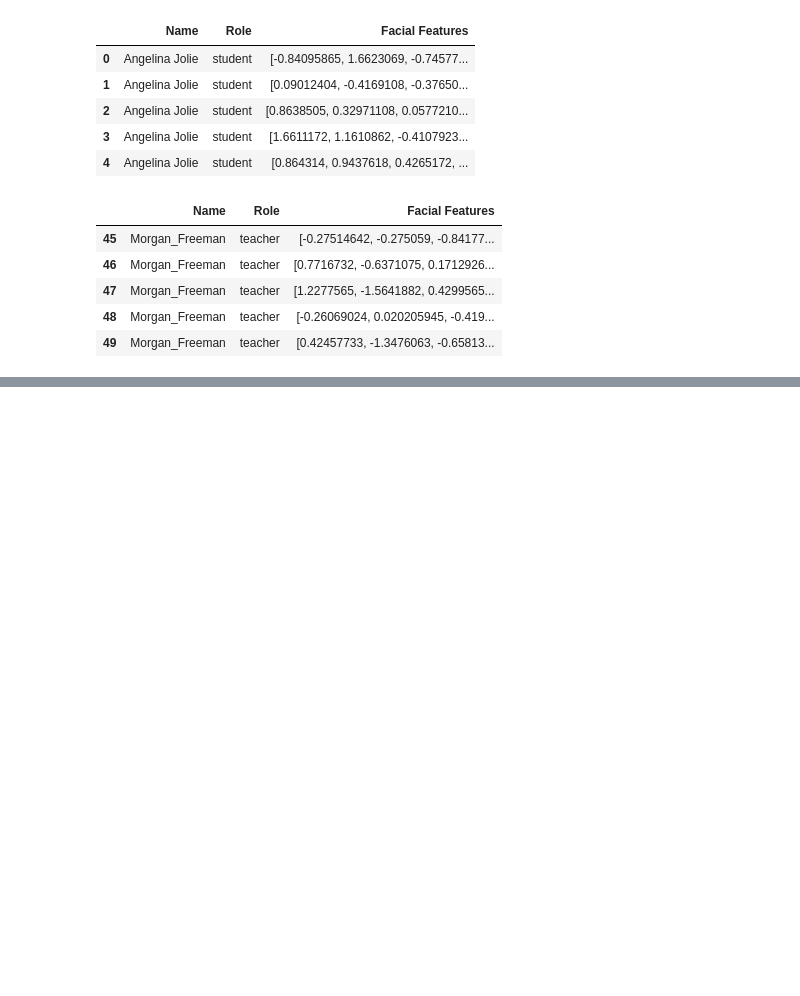
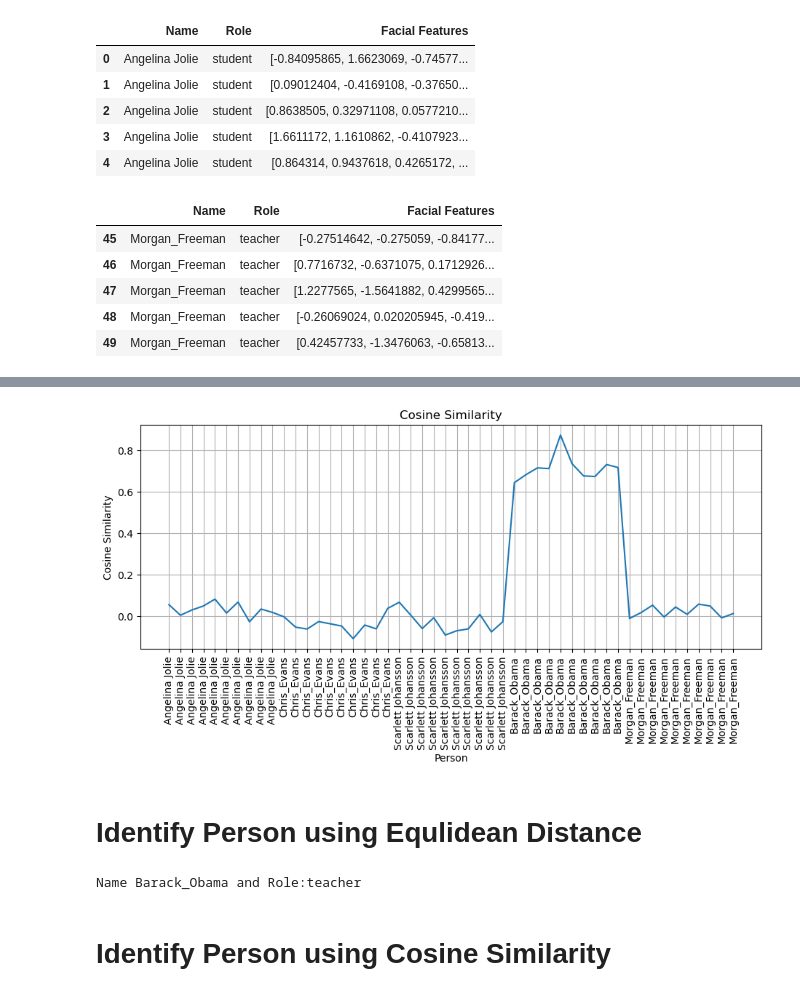
Before and after one commit to sbibek51/AIML-Lab-G5-Real-Time-Face-Detection-Attandence-System-, a Jupyter notebook: face_attendance/Face_recognition.ipynb, the cells around one changed output, grey strips where cells are left out. Drawn from its saved outputs; the diff is of its cells as text; code cells hidden in the pictures; blank space fills up the shorter version.

```diff
--- a/face_attendance/Face_recognition.ipynb
+++ b/face_attendance/Face_recognition.ipynb
@@ -63,0 +141,13 @@ df.tail(5)
+# %%
+plt.figure(figsize=(11,4))
+plt.plot(df_extended['cosine'])
+plt.xlabel('Person')
+plt.ylabel('Cosine Similarity')
+plt.xticks(ticks=list(range(len(df_extended['cosine']))),labels=df_extended['Name'], rotation=90)
+plt.grid()
+plt.title('Cosine Similarity')
+plt.show()
+# %% [output]
+[figure, added]
+# %% [markdown]
+# Identify Person using Equlidean Distance
@@ -63,0 +156,19 @@ df.tail(5)
+# %%
+# print data whose equlidean distance is less than optimal distance gives the person name
+df_extended = df_extended[df_extended['equlidean'] < optimal_eqdistance]
+df_extended.reset_index(drop=True, inplace=True)
+name,role
+if len(df_extended):
+    # get data with minimum equlidean distance
+    argmin = df_extended['equlidean'].argmin()
+    person_data = df_extended.loc[argmin]
+    name,role = person_data[['Name','Role']]
+#     print(argmin)
+else:
+    name, role = 'unknown'
+
+print(f"Name {name} and Role:{role}")
+# %% [output]
+Name Barack_Obama and Role:teacher
+# %% [markdown]
+# Identify Person using Cosine Similarity
```
Also changed, not shown: parts of 20 cells of this notebook, 3 other files.
